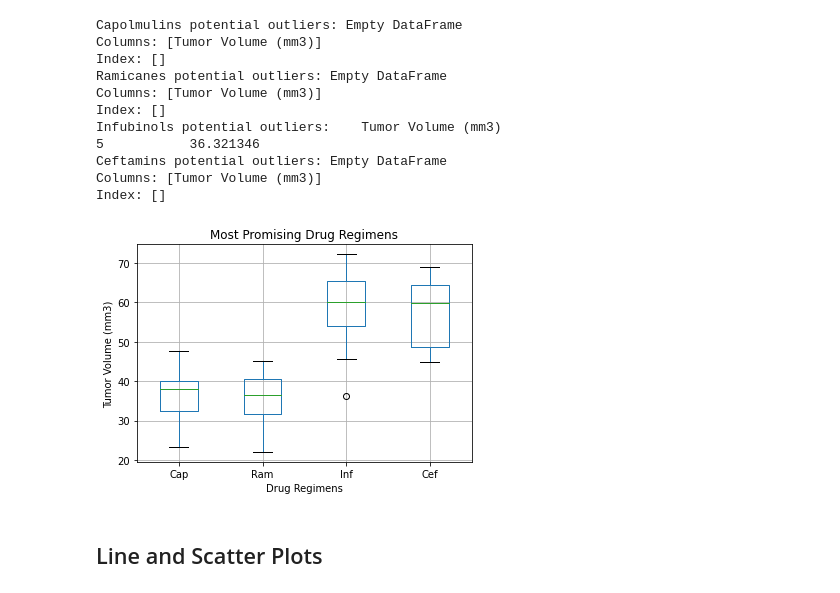
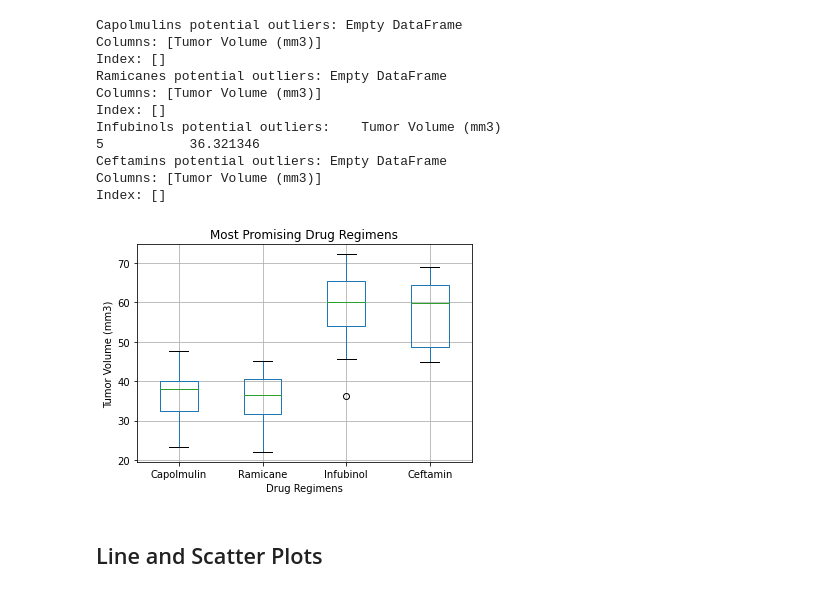
Before and after one commit to michellesimek/Pymaceuticals_challenge, a Jupyter notebook: Pymaceuticals_pymaceuticals_starter_with_plots.ipynb, the cells around one changed output. Cells and saved outputs as stored; diff of their text form; code cells hidden in the pictures.

Commit message:
revised script for most promising to include full drug names for graph

```diff
--- a/Pymaceuticals_pymaceuticals_starter_with_plots.ipynb
+++ b/Pymaceuticals_pymaceuticals_starter_with_plots.ipynb
@@ -366,19 +366,19 @@ Columns: [Tumor Volume (mm3)]
 Index: []
 # %%
 # Generate a box plot of the final tumor volume of each mouse across four regimens of interest
-quartiles_df = pd.DataFrame({"Cap": cap_tumor_vol_data,
-                             "Ram": ram_tumor_vol_data,
-                             "Inf": inf_tumor_vol_data,
-                             "Cef": cef_tumor_vol_data})
+quartiles_df = pd.DataFrame({"Capolmulin": cap_tumor_vol_data,
+                             "Ramicane": ram_tumor_vol_data,
+                             "Infubinol": inf_tumor_vol_data,
+                             "Ceftamin": cef_tumor_vol_data})
 
-boxplot = quartiles_df.boxplot(column=['Cap', 'Ram', 'Inf', 'Cef'])
+boxplot = quartiles_df.boxplot(column=['Capolmulin', 'Ramicane', 'Infubinol', 'Ceftamin'])
 plt.title("Most Promising Drug Regimens")
 plt.xlabel("Drug Regimens")
 plt.ylabel("Tumor Volume (mm3)")
 
 plt.savefig("Graphs/most_promising.png")
 # %% [output]
-[figure, old version]
+[figure, new version]
 # %% [markdown]
 ## Line and Scatter Plots
 # %%
```
